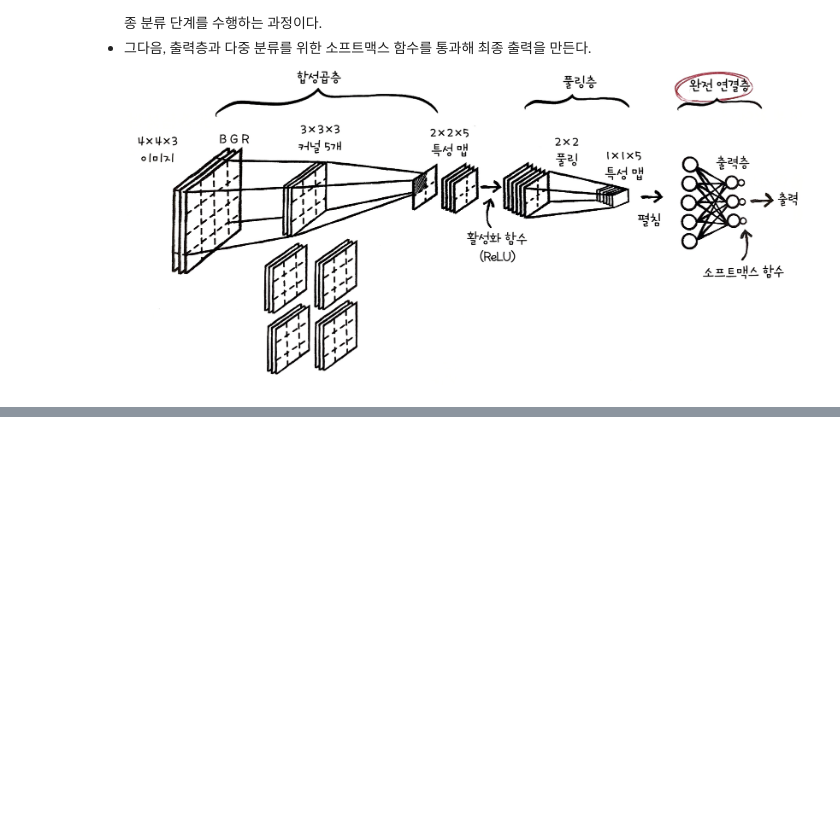
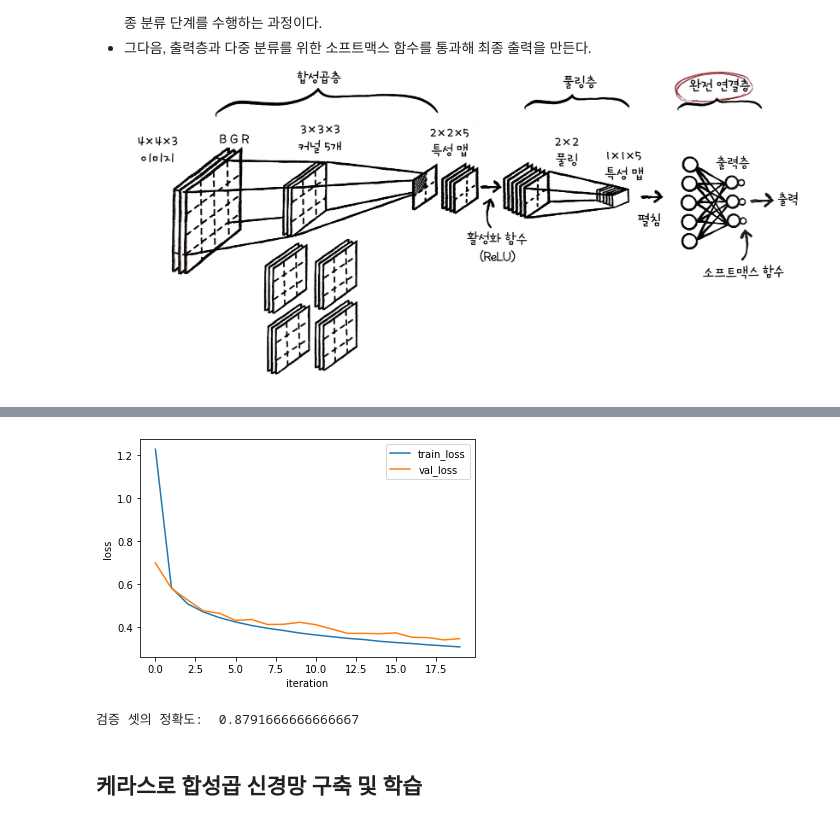
Before and after one commit to DDoeuiGongju/DoItDeeplearning, a Jupyter notebook: 08_합성곱_신경망.ipynb, the cells around one changed output, grey strips where cells are left out. Saved outputs shown, nothing was run; the diff lists cells and outputs as text; code cells hidden in the pictures; blank space fills up the shorter version.

```diff
--- a/08_합성곱_신경망.ipynb
+++ b/08_합성곱_신경망.ipynb
@@ -195,0 +344,23 @@ array([[ 6.,  8.],
+# %%
+# 1. 데이터셋 불러오기: MNIST dataset
+(x_train_all, y_train_all), (x_test, y_test) = tf.keras.datasets.fashion_mnist.load_data()
+# %%
+# 2. 훈련 데이터셋을 훈련셋과 검증셋으로 나누기
+from sklearn.model_selection import train_test_split
+x_train, x_val, y_train, y_val = train_test_split(x_train_all, y_train_all, stratify=y_train_all,
+                                                  test_size=0.2, random_state=42)
+
+# 3. 타깃을 원-핫 인코딩으로 변환(자세한 설명은 07장)
+y_train_encoded = tf.keras.utils.to_categorical(y_train)
+y_val_encoded = tf.keras.utils.to_categorical(y_val)
+
+# 4. 입력 데이터 준비: 컬러 채널 추가
+# 흑백 이미지에는 컬러채널이 없으나 명암 채널이 있다 가정하고 1차원 추가
+x_train = x_train.reshape(-1, 28, 28, 1)
+x_val = x_val.reshape(-1, 28, 28, 1)
+
+print('입력 데이터: ',x_train.shape)
+
+# 5. 입력데이터 표준화 전처리: 0~1값 사이로
+x_train = x_train / 255
+x_val = x_val / 255
@@ -195,0 +369,6 @@ array([[ 6.,  8.],
+# %%
+# 6. 모델 훈련
+# 합성곱커널: 10개, 완전 연결층 뉴런: 100개, 배치: 128, 학습률: 0.01
+cn = ConvolutionNetwork(n_kernels=10, units=100, batch_size=128, learning_rate=0.01)
+cn.fit(x_train, y_train_encoded,
+       x_val=x_val, y_val=y_val_encoded, epochs=20)
@@ -195,0 +396,17 @@ array([[ 6.,  8.],
+# %%
+# 7. 훈련, 검증 손실 그래프 그리고 검증셋의 정확도 확인
+import matplotlib.pyplot as plt
+
+plt.plot(cn.losses)
+plt.plot(cn.val_losses)
+plt.ylabel('loss')
+plt.xlabel('iteration')
+plt.legend(['train_loss', 'val_loss'])
+plt.show()
+
+print('검증 셋의 정확도: ',cn.score(x_val, y_val_encoded))
+# %% [output]
+[figure, added]
+검증 셋의 정확도:  0.8791666666666667
+# %% [markdown]
+## 케라스로 합성곱 신경망 구축 및 학습
```
Also changed, not shown: parts of 15 cells of this notebook.
